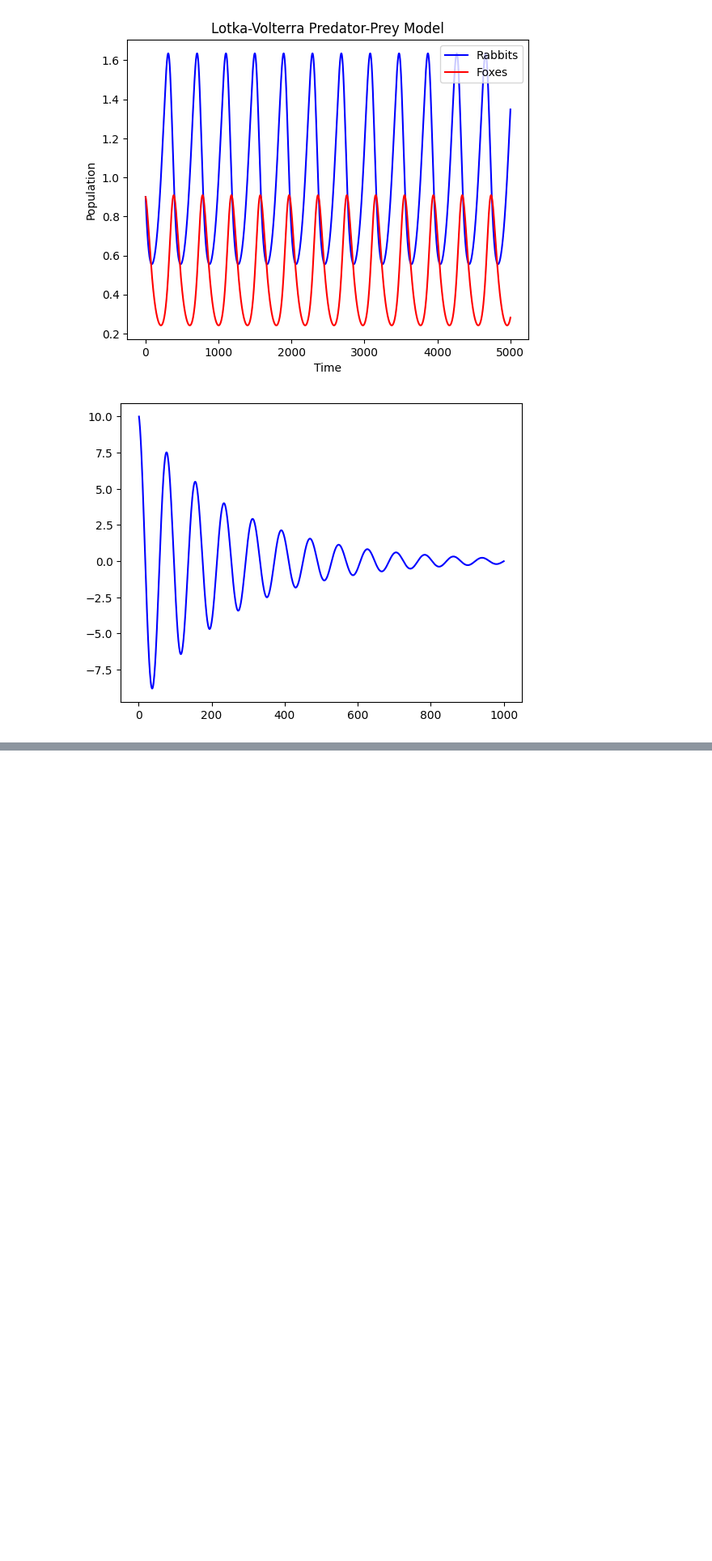
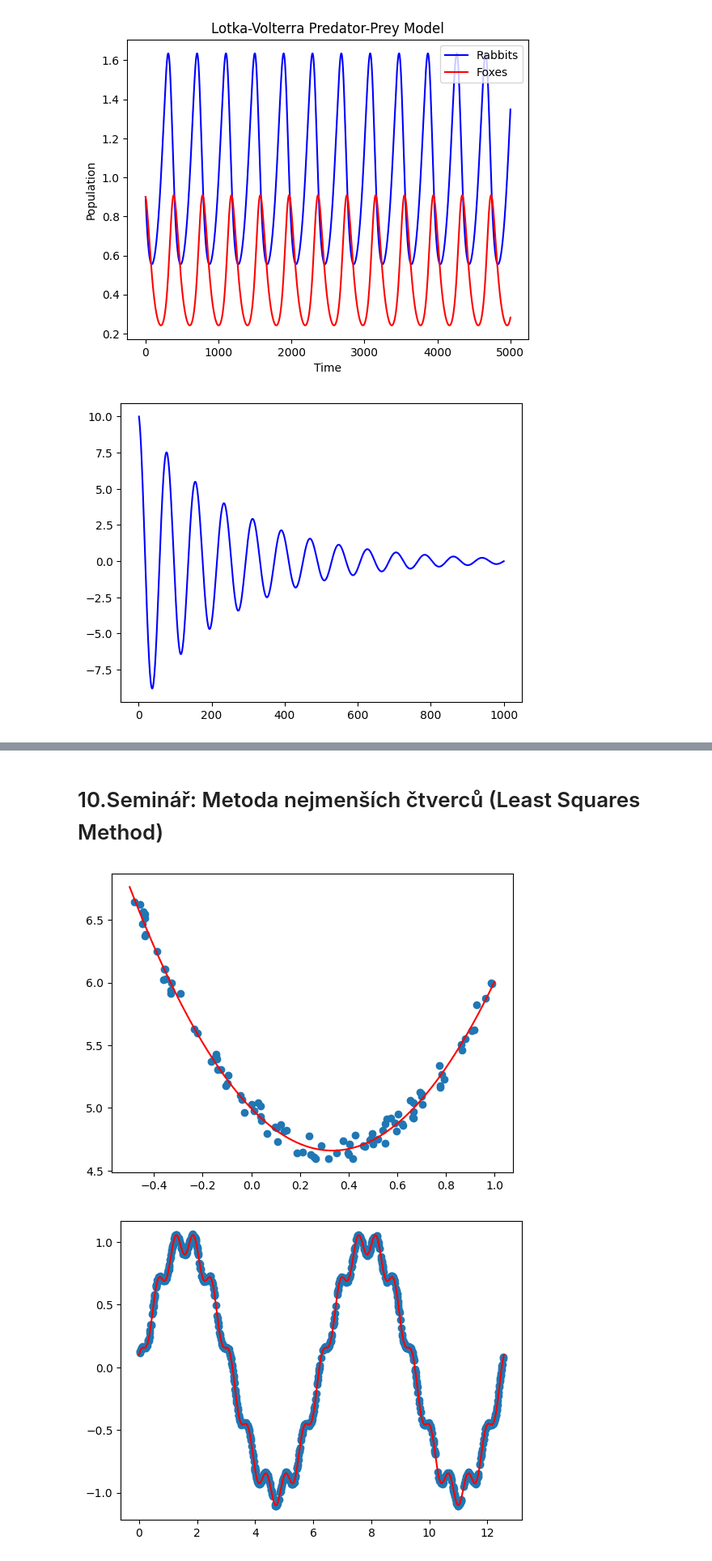
Before and after one commit to ulricht01/NU-M, a Jupyter notebook: Numerika.ipynb, the cells around one changed output, grey strips where cells are left out. Shown: that part at 81% size. Saved outputs shown, nothing was run; the diff lists cells and outputs as text; code cells hidden in the pictures; blank space fills up the shorter version.

```diff
--- a/Numerika.ipynb
+++ b/Numerika.ipynb
@@ -761,0 +812,71 @@ plt.show()
+# %% [markdown]
+# 10.Seminář: Metoda nejmenších čtverců (Least Squares Method)
+# %%
+"""
+Metoda nejmenších čtverců (Least Squares Method) je matematická metoda používaná k nalezení nejlepšího odhadu parametrů v lineárním nebo nelineárním modelu pro data, která obsahují náhodný šum.
+Tato metoda minimalizuje sumu čtverců reziduí (rozdílů mezi naměřenými a odhadovanými hodnotami) a poskytuje odhad parametrů, který je nejlepší vzhledem k daným datům.
+-> Formulace problému: Zapište model f(x,c) a rezidua epsilon
+-> Vytvoření matic: Sestavte matici M, která obsahuje hodnoty funkcí f(x,c) pro každý datový bod a vektor y s naměřenými hodnotami.
+-> Výpočet normální rovnice: Vypočtěte matici A=M*Mˇt a vektor b=M*y
+-> Řešení normální rovnice: Řešte systém normálních rovnic Ac=b pro odhady parametrů c
+-> Odhady parametrů: Odhady parametrů jsou řešení c získaná v předchozím kroku.
+-> Vyúčtování modelu: Vypočtěte odhadovaná data pomocí modelu f(x,c)
+
+Tento kód demonstruje použití metody nejmenších čtverců (Least Squares Method) pro aproximaci dat dvěma různými funkcemi.
+->Polynomiální aproximace:
+---> fitF(x) je funkce, která vytváří vektor příznaků pro polynomiální aproximaci. V tomto případě je to vektor
+---> LSA(x, y, fitF) provádí lineární regresi pomocí metody nejmenších čtverců. Vytváří matici
+--->Horner(coef, x) je funkce pro vyhodnocení polynomu s koeficienty získanými z lineární regrese. Používá Hornerovu metodu pro efektivní vyhodnocení polynomu.
+
+->Nelineární aproximace:
+-> fitFsc(x) je funkce pro vytvoření vektoru příznaků pro nelineární aproximaci.
+-> Opět se používá LSA(x, y, fitFsc), ale tentokrát pro aproximaci nelineární funkce.
+-> A nakonec sum(coef * fitFsc(ti)) se používá k vyhodnocení nelineární funkce s koeficienty získanými metodou nejmenších čtverců.
+
+Obě aproximace jsou pak graficky zobrazeny spolu s původními daty. Příklad s polynomiální aproximací generuje náhodná data, zatímco příklad s nelineární aproximací vytváří data podle funkce
+"""
+
+import numpy as np
+import matplotlib.pyplot as plt
+
+def fitF(x):
+    return np.array([1, x, x**2])
+
+def fitFsc(x):
+    return np.array([np.sin(x), np.cos(10*x)])
+
+def LSA(x, y, fitF):
+    N = len(x)
+    r = len(fitF(0))
+    M = np.zeros((r, N))
+    for i in range(N):
+        M[:, i] = fitF(x[i])
+    A = M @ M.T
+    b = M @ y
+    return np.linalg.solve(A, b)
+
+def Horner(coef, x):
+    res = coef[-1]
+    for i in range(len(coef) - 2, -1, -1):
+        res = res * x + coef[i]
+    return res
+
+N = 100
+x = np.random.uniform(-0.5, 1, N)
+y = (3*x - 2)*x + 5 + np.random.uniform(-0.1, 0.1, N)
+plt.scatter(x, y)
+t = np.linspace(-0.5, 1, 100)
+plt.plot(t, [Horner(LSA(x, y, fitF), ti) for ti in t], color='red')
+
+N = 1000
+x = np.random.uniform(0, 4*np.pi, N)
+y = np.sin(x) + 0.1*np.cos(10*x) + np.random.uniform(-0.01, 0.01, N)
+plt.figure()
+plt.scatter(x, y)
+coef = LSA(x, y, fitFsc)
+t = np.linspace(0, 4*np.pi, 1000)
+plt.plot(t, [sum(coef * fitFsc(ti)) for ti in t], color='red')
+plt.show()
+# %% [output]
+[figure, added]
+[figure, added]
```
Also changed, not shown: parts of 11 cells of this notebook, 1 other file.
